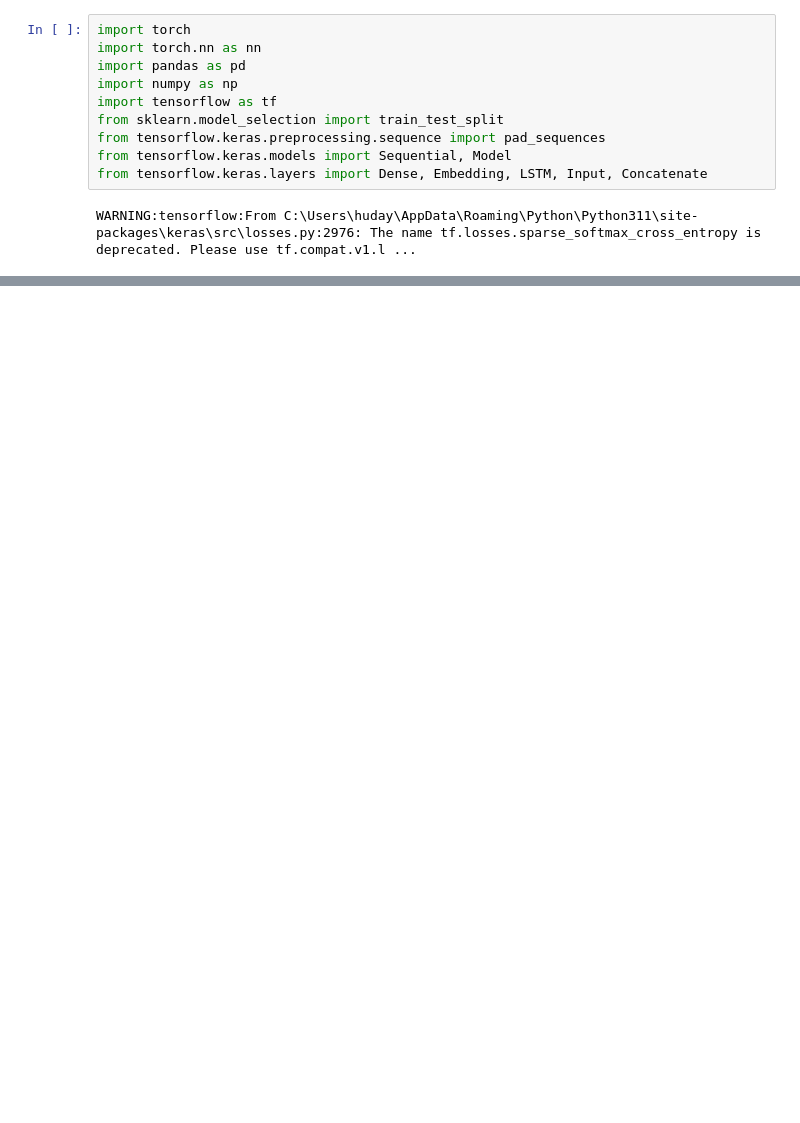
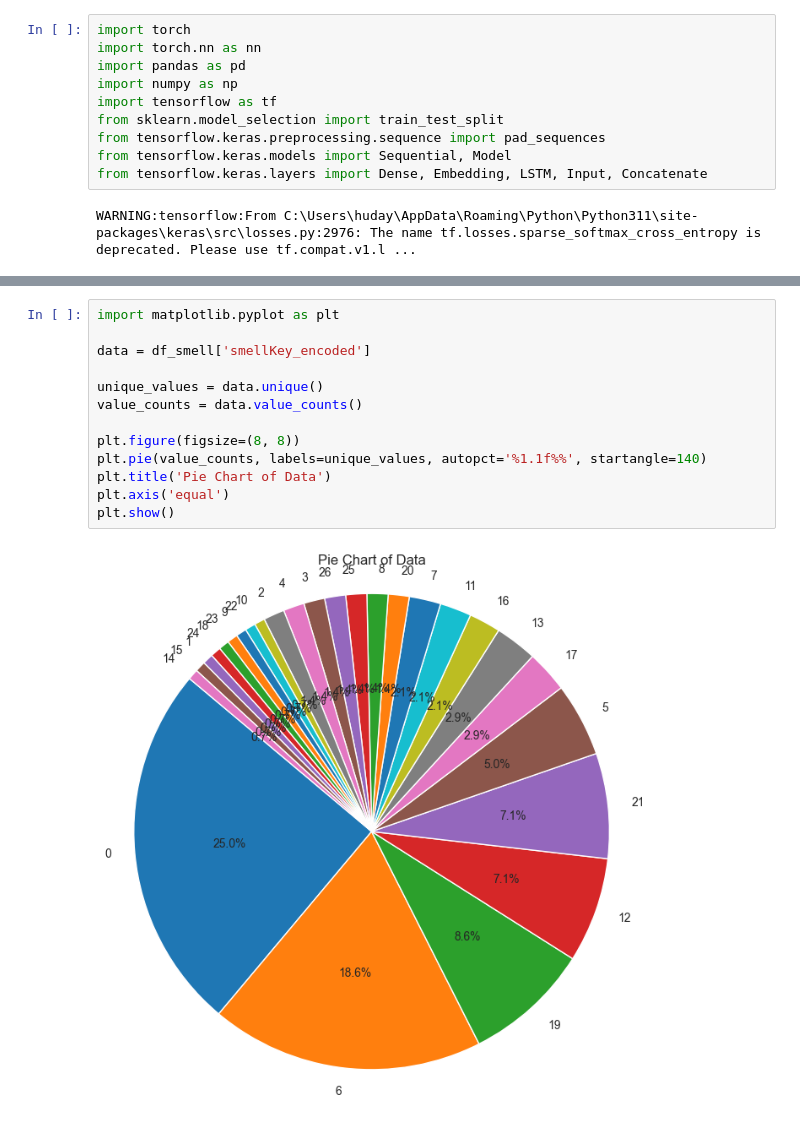
Before and after one commit to FSMVU-Tubitak-1001-Kod-Analiz/SequentialLSTM, a Jupyter notebook: twin_rnn_practices/embeddings/remove.ipynb, the cells around one changed output, grey strips where cells are left out. Cells and saved outputs as stored; diff of their text form; blank space fills up the shorter version.

```diff
--- a/twin_rnn_practices/embeddings/remove.ipynb
+++ b/twin_rnn_practices/embeddings/remove.ipynb
@@ -129,0 +168,15 @@ KeyboardInterrupt:
+# %%
+import matplotlib.pyplot as plt
+
+data = df_smell['smellKey_encoded']
+
+unique_values = data.unique()
+value_counts = data.value_counts()
+
+plt.figure(figsize=(8, 8))
+plt.pie(value_counts, labels=unique_values, autopct='%1.1f%%', startangle=140)
+plt.title('Pie Chart of Data')
+plt.axis('equal')
+plt.show()
+# %% [output]
+[figure, added]
```
Also changed, not shown: parts of 6 cells of this notebook, 11 other files.
